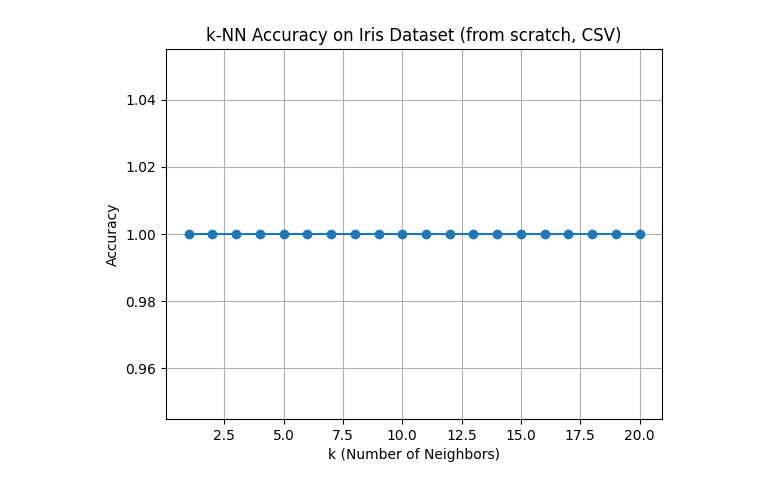
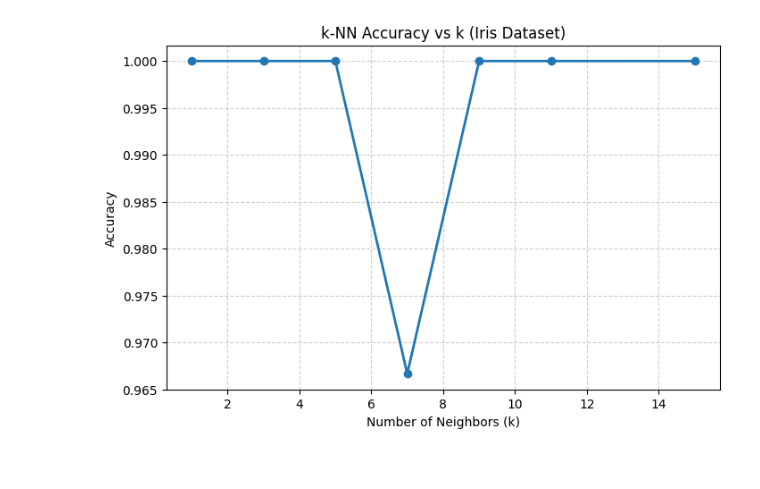
Before and after one commit to Kaushal-Kumar-Ray/Machine-Learning, a Jupyter notebook: Programs/Lab Works/Lab 3 (26_08_2025)/KNN.ipynb, the cells around one changed output. Drawn from its saved outputs; the diff is of its cells as text; code cells hidden in the pictures.

```diff
--- a/Programs/Lab Works/Lab 3 (26_08_2025)/KNN.ipynb
+++ b/Programs/Lab Works/Lab 3 (26_08_2025)/KNN.ipynb
@@ -42,5 +36,11 @@ y = df["species"].values
+# %%
+# -----------------------------
+# Load Data
+# -----------------------------
+iris = load_iris()
+X, y = iris.data, iris.target
 # %%
-# Train-test split
+# Split into train & test
 X_train, X_test, y_train, y_test = train_test_split(
-    X, y, test_size=0.3, random_state=42
+    X, y, test_size=0.2, random_state=42
 )
@@ -75,9 +47,15 @@ k_values = range(1, 21)
+# %%
+# -----------------------------
+# Evaluate for different k
+# -----------------------------
+k_values = [1, 3, 5, 7, 9, 11, 15]
+accuracies = []
 # %%
 for k in k_values:
-    model = KNN(k=k)
-    model.fit(X_train, y_train)
-    preds = model.predict(X_test)
-    acc = np.mean(preds == y_test)
-    accuracies.append(acc)
-    print(f"k = {k}, Accuracy = {acc:.3f}")
+    clf = KNN(k=k)
+    clf.fit(X_train, y_train)
+    predictions = clf.predict(X_test)
+    accuracy = np.mean(predictions == y_test)
+    accuracies.append(accuracy)
+    print(f"k = {k}, Accuracy = {accuracy:.4f}")
 # %% [output]
@@ -104,10 +69,13 @@ k = 20, Accuracy = 1.000
 # %%
-# --- Plot accuracy vs k ---
-plt.plot(k_values, accuracies, marker="o")
-plt.xlabel("k (Number of Neighbors)")
+# -----------------------------
+# Plot Accuracy vs k
+# -----------------------------
+plt.figure(figsize=(8, 5))
+plt.plot(k_values, accuracies, marker='o', linestyle='-', linewidth=2)
+plt.title("k-NN Accuracy vs k (Iris Dataset)")
+plt.xlabel("Number of Neighbors (k)")
 plt.ylabel("Accuracy")
-plt.title("k-NN Accuracy on Iris Dataset (from scratch, CSV)")
-plt.grid(True)
+plt.grid(True, linestyle="--", alpha=0.6)
 plt.show()
 # %% [output]
-[figure, old version]
+[figure, new version]
```
Also changed, not shown: parts of 9 cells of this notebook, 8 other files.
